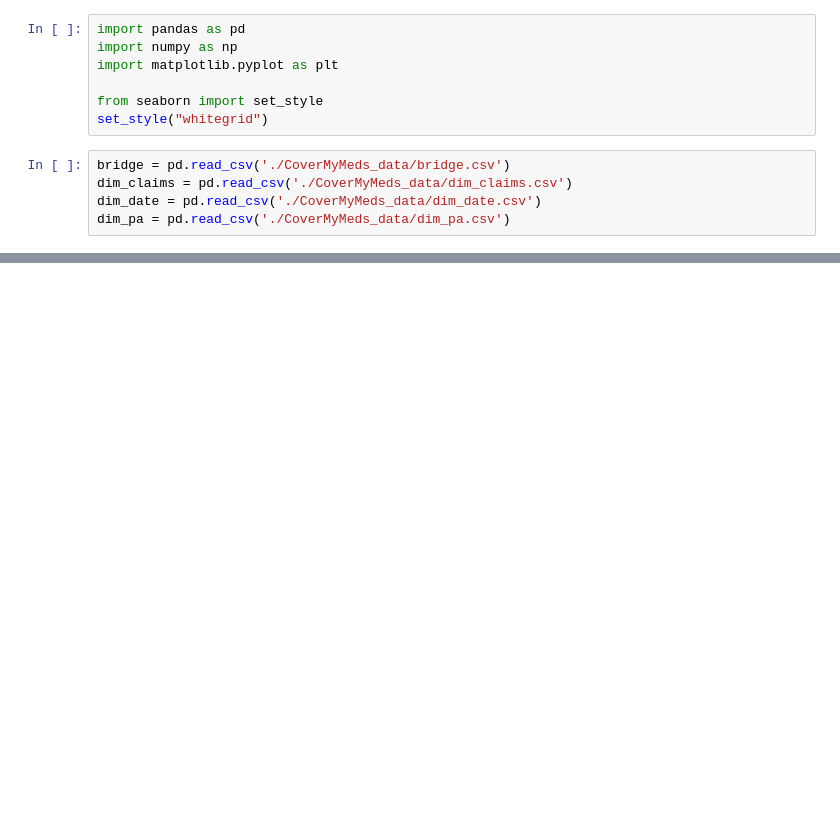
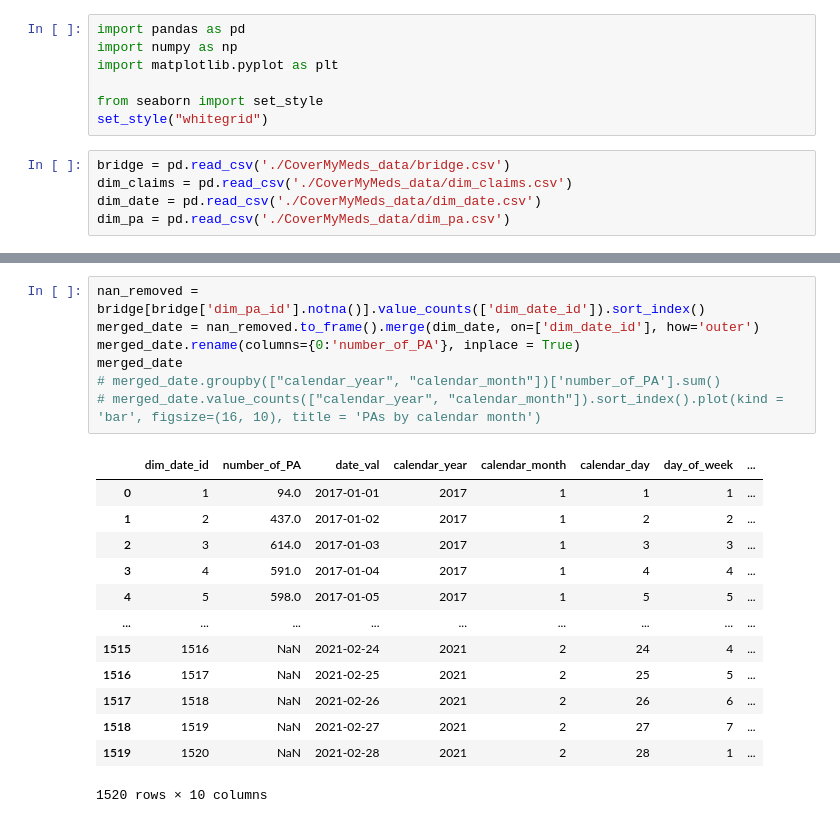
Before and after one commit to xushuo0/CoverMyMeds_Project, a Jupyter notebook: date_summary.ipynb, the cells around one changed output, grey strips where cells are left out. Drawn from its saved outputs; the diff is of its cells as text; blank space fills up the shorter version.

```diff
--- a/date_summary.ipynb
+++ b/date_summary.ipynb
@@ -22 +29,22 @@ dim_date.tail()
+# %%
+nan_removed = bridge[bridge['dim_pa_id'].notna()].value_counts(['dim_date_id']).sort_index()
+merged_date = nan_removed.to_frame().merge(dim_date, on=['dim_date_id'], how='outer')
+merged_date.rename(columns={0:'number_of_PA'}, inplace = True)
+merged_date
+# merged_date.groupby(["calendar_year", "calendar_month"])['number_of_PA'].sum()
+# merged_date.value_counts(["calendar_year", "calendar_month"]).sort_index().plot(kind = 'bar', figsize=(16, 10), title = 'PAs by calendar month')
+# %% [output]
+|  | dim_date_id | number_of_PA | date_val | calendar_year | calendar_month | calendar_day | day_of_week | ... |
+| 0 | 1 | 94.0 | 2017-01-01 | 2017 | 1 | 1 | 1 | ... |
+| 1 | 2 | 437.0 | 2017-01-02 | 2017 | 1 | 2 | 2 | ... |
+| 2 | 3 | 614.0 | 2017-01-03 | 2017 | 1 | 3 | 3 | ... |
+| 3 | 4 | 591.0 | 2017-01-04 | 2017 | 1 | 4 | 4 | ... |
+| 4 | 5 | 598.0 | 2017-01-05 | 2017 | 1 | 5 | 5 | ... |
+| ... | ... | ... | ... | ... | ... | ... | ... | ... |
+| 1515 | 1516 | NaN | 2021-02-24 | 2021 | 2 | 24 | 4 | ... |
+| 1516 | 1517 | NaN | 2021-02-25 | 2021 | 2 | 25 | 5 | ... |
+| 1517 | 1518 | NaN | 2021-02-26 | 2021 | 2 | 26 | 6 | ... |
+| 1518 | 1519 | NaN | 2021-02-27 | 2021 | 2 | 27 | 7 | ... |
+| 1519 | 1520 | NaN | 2021-02-28 | 2021 | 2 | 28 | 1 | ... |
+1520 rows × 10 columns
 # %%
```
Also changed, not shown: parts of 6 cells of this notebook.
